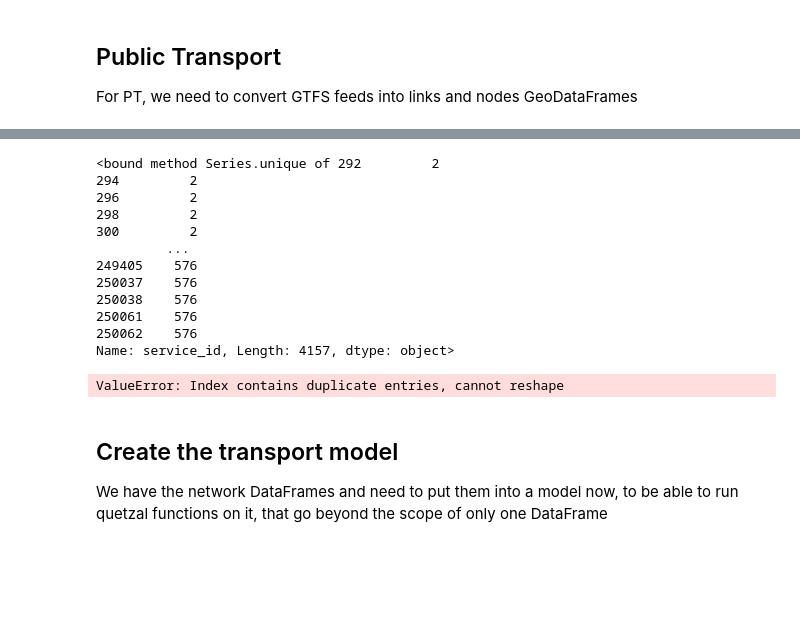
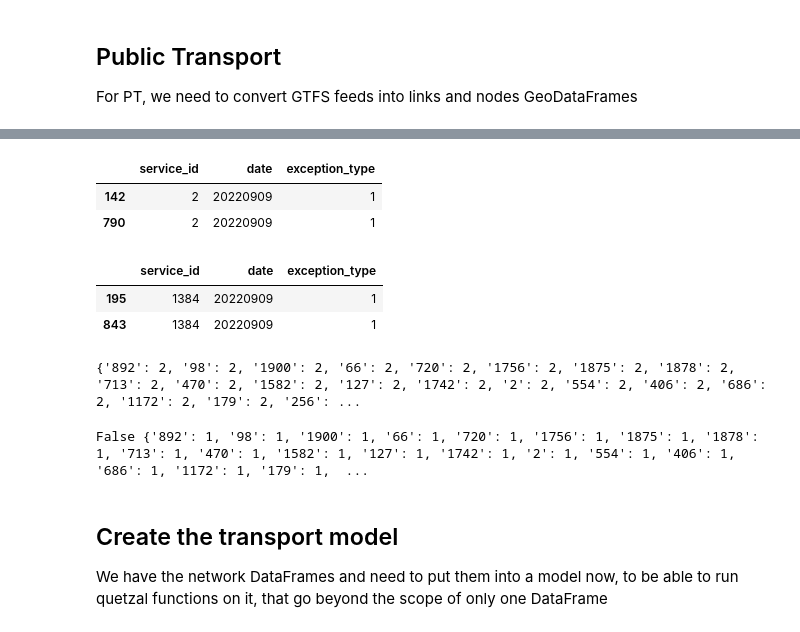
Before and after one commit to maximylius/quetzal_berlin, a Jupyter notebook: notebooks/best_version/Exercise1_network_creation.ipynb, the cells around one changed output, grey strips where cells are left out. Saved outputs shown, nothing was run; the diff lists cells and outputs as text; code cells hidden in the pictures; blank space fills up the shorter version.

```diff
--- a/notebooks/best_version/Exercise1_network_creation.ipynb
+++ b/notebooks/best_version/Exercise1_network_creation.ipynb
@@ -16,8 +16,8 @@ from quetzal.model import stepmodel
 # %% [output]
 SQLalchemy is not installed. No support for SQL output.
 # %%
-training_folder = '../../'
-input_folder = training_folder + r'inputs/'
+training_folder = './../../'
+input_folder = training_folder + 'inputs/'
 input_path = training_folder + 'input/zones/'
 # %% [markdown]
 ## Zones
@@ -189,19 +192,26 @@ def spatial_restrict(feed, polygon, how='inner'):
 # %%
 # Give the hourly restricted feed to the spatial restriction
 feed_s = spatial_restrict(feed_t, polygon=hull, how='inner')
-# %%
-mask = []
-[for id in feed_s.trips.service_id.unique]
-# %% [output]
-<bound method Series.unique of 292         2
-294         2
-296         2
-298         2
-300         2
-         ...
-249405    576
-250037    576
-250038    576
-250061    576
-250062    576
-Name: service_id, Length: 4157, dtype: object>
+# %%
+feed_s.calendar_dates[feed_s.calendar_dates['service_id']=='2']
+# %% [output]
+|  | service_id | date | exception_type |
+| 142 | 2 | 20220909 | 1 |
+| 790 | 2 | 20220909 | 1 |
+# %%
+feed_s.calendar_dates[feed_s.calendar_dates['service_id']=='1384']
+# %% [output]
+|  | service_id | date | exception_type |
+| 195 | 1384 | 20220909 | 1 |
+| 843 | 1384 | 20220909 | 1 |
+# %%
+dict = {}
+for i in range(len(feed_s.calendar_dates['service_id'])):
+    id = feed_s.calendar_dates['service_id'].iloc[i]
+    if id in dict.keys():
+        dict[id] += 1
+    else:
+        dict[id] = 1
+print(any([dict[key]>1 for key in  dict.keys()]), dict)
+# %% [output]
+{'892': 2, '98': 2, '1900': 2, '66': 2, '720': 2, '1756': 2, '1875': 2, '1878': 2, '713': 2, '470': 2, '1582': 2, '127': 2, '1742': 2, '2': 2, '554': 2, '406': 2, '686': 2, '1172': 2, '179': 2, '256': ...
@@ -208,3 +222,14 @@ Name: service_id, Length: 4157, dtype: object>
+# %%
+dict = {}
+for i in range(len(feed_s.calendar_dates['service_id'])):
+    id = feed_s.calendar_dates['service_id'].iloc[i]
+    if id in dict.keys():
+        dict[id] += 1
+    else:
+        dict[id] = 1
+print(any([dict[key]>1 for key in  dict.keys()]), dict)
+# %% [output]
+False {'892': 1, '98': 1, '1900': 1, '66': 1, '720': 1, '1756': 1, '1875': 1, '1878': 1, '713': 1, '470': 1, '1582': 1, '127': 1, '1742': 1, '2': 1, '554': 1, '406': 1, '686': 1, '1172': 1, '179': 1,  ...
 # %%
 # GTFS feeds are very complex. Have a look at Wikipedia for its structure
 # We neet to perform some operations in order to transform it into a graph
@@ -212,6 +237,3 @@ feed = feed_s.copy()
 feed.group_services()
 #feed.build_stop_clusters(distance_threshold=300) # clusterize stops
 feed.build_patterns(on='stop_id') # use on='cluster_id' if you built clusters
-feed_frequencies = feed.convert_to_frequencies(time_range=time_range)
-# %% [output]
-ValueError: Index contains duplicate entries, cannot reshape
```
Also changed, not shown: parts of 6 cells of this notebook, 2 other files.
